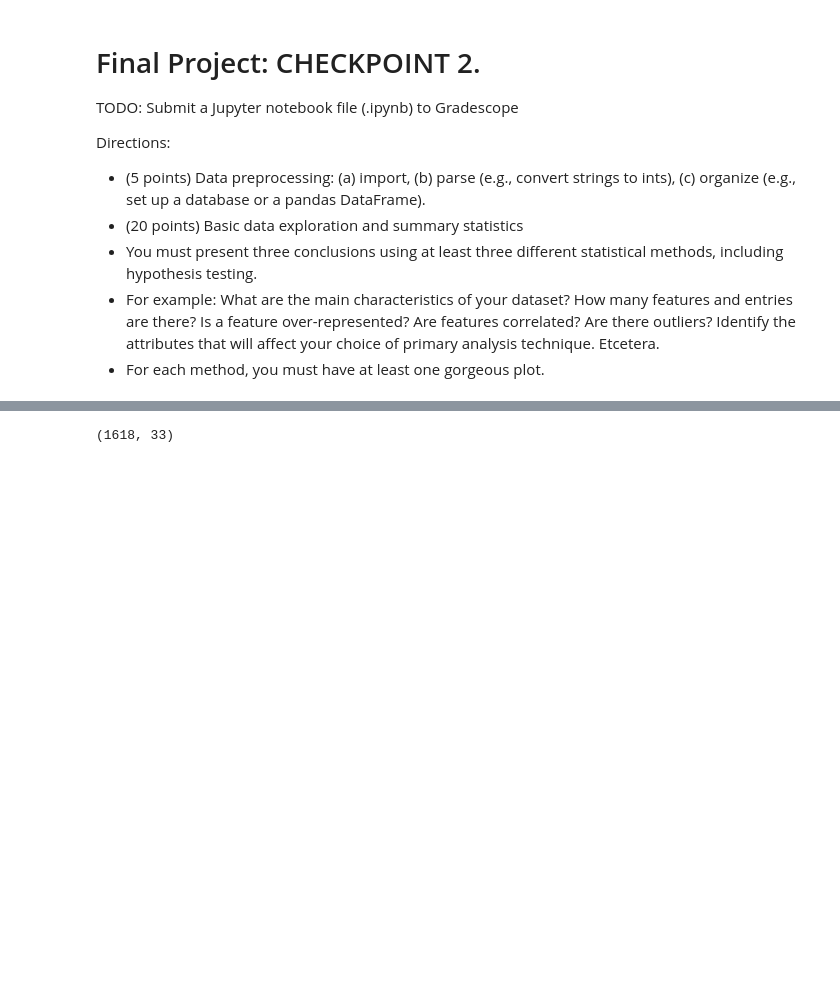
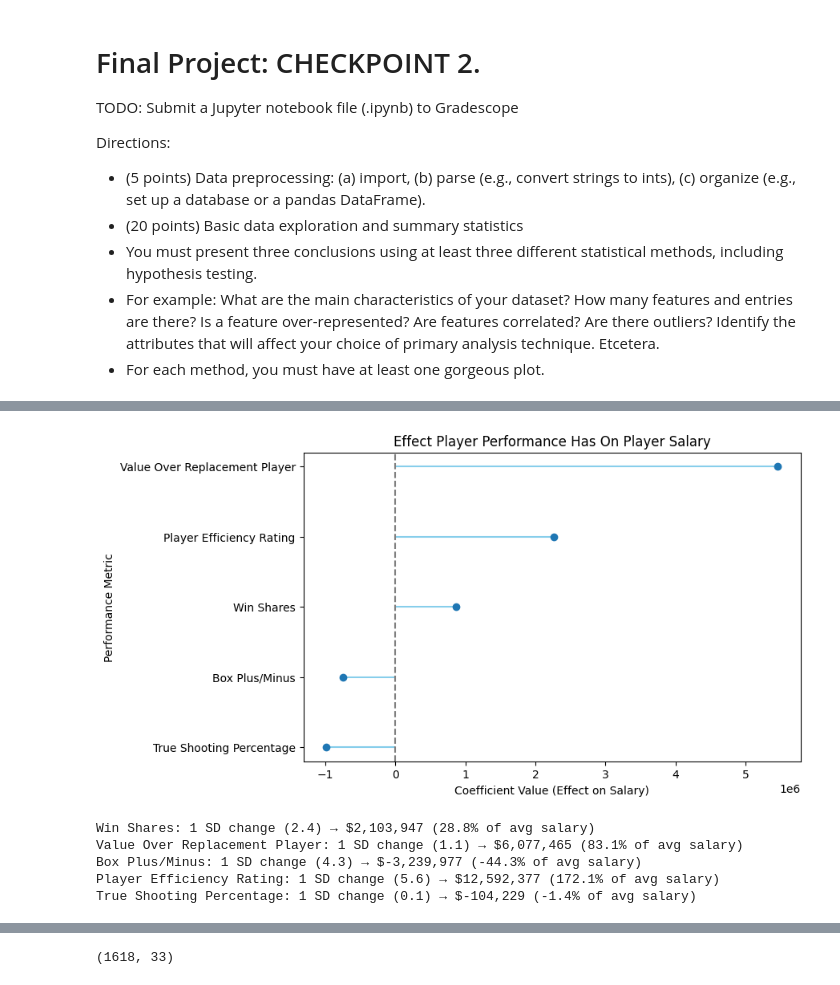
Before and after one commit to kashyapkolukula/CMSC320_S25_Project, a Jupyter notebook: FinalProject.ipynb, the cells around one changed output, grey strips where cells are left out. Drawn from its saved outputs; the diff is of its cells as text; code cells hidden in the pictures; blank space fills up the shorter version.

Commit message:
added my regression models

```diff
--- a/FinalProject.ipynb
+++ b/FinalProject.ipynb
@@ -31,0 +164,13 @@ import seaborn as sns
+# %%
+df_advanced["player"] = df_advanced["player"].str.strip()
+df_advanced = df_advanced[df_advanced["lg"] == "NBA"]
+df_advanced = df_advanced[df_advanced["season"].between(2020, 2025)]
+# %%
+gold_df = pd.merge(
+    df_advanced,
+    salary_long,
+    on=["player", "season"],
+    how="inner"
+).reset_index(drop=True)
+
+print(gold_df.shape)
@@ -31,0 +265,52 @@ import seaborn as sns
+# %%
+# Does Performance Predict Salary?
+df_cleaned = gold_df[['ws', 'vorp', 'bpm', 'per', 'ts_percent', 'Salary']].dropna()
+
+X = df_cleaned[['ws', 'vorp', 'bpm', 'per', 'ts_percent']].rename(columns={
+    'ws': 'Win Shares',
+    'vorp': 'Value Over Replacement Player',
+    'bpm': 'Box Plus/Minus',
+    'per': 'Player Efficiency Rating',
+    'ts_percent': 'True Shooting Percentage'
+})
+
+y = df_cleaned['Salary']
+
+
+model = LinearRegression()
+model.fit(x, y)
+
+scaler = StandardScaler()
+X_scaled = scaler.fit_transform(x)
+model.fit(X_scaled, y)
+std_coefs = pd.Series(model.coef_, index=X.columns)
+
+coefs_sorted = std_coefs.sort_values()
+
+plt.figure(figsize=(8,5))
+plt.hlines(y=coefs_sorted.index, xmin=0, xmax=coefs_sorted.values, color="skyblue")
+plt.plot(coefs_sorted.values, coefs_sorted.index, "o")
+plt.axvline(0, color="grey", linestyle="--")
+plt.title("Effect Player Performance Has On Player Salary")
+plt.xlabel("Coefficient Value (Effect on Salary)")
+plt.ylabel("Performance Metric")
+plt.show()
+
+general_change = std_coefs.copy()
+
+mean_salary = y.mean()
+for metric in general_change.index:
+    realistic_change = X[metric].std()  # Using 1 standard deviation change
+    dollar_impact = general_change[metric] * realistic_change
+    pct_impact = (dollar_impact / mean_salary) * 100
+    print(f"{metric}: 1 SD change ({realistic_change:.1f}) → ${dollar_impact:,.0f} ({pct_impact:.1f}% of avg salary)")
+
+change = general_change * X.std()
+change = change.sort_values()
+# %% [output]
+[figure, added]
+Win Shares: 1 SD change (2.4) → $2,103,947 (28.8% of avg salary)
+Value Over Replacement Player: 1 SD change (1.1) → $6,077,465 (83.1% of avg salary)
+Box Plus/Minus: 1 SD change (4.3) → $-3,239,977 (-44.3% of avg salary)
+Player Efficiency Rating: 1 SD change (5.6) → $12,592,377 (172.1% of avg salary)
+True Shooting Percentage: 1 SD change (0.1) → $-104,229 (-1.4% of avg salary)
```
Also changed, not shown: parts of 17 cells of this notebook.
